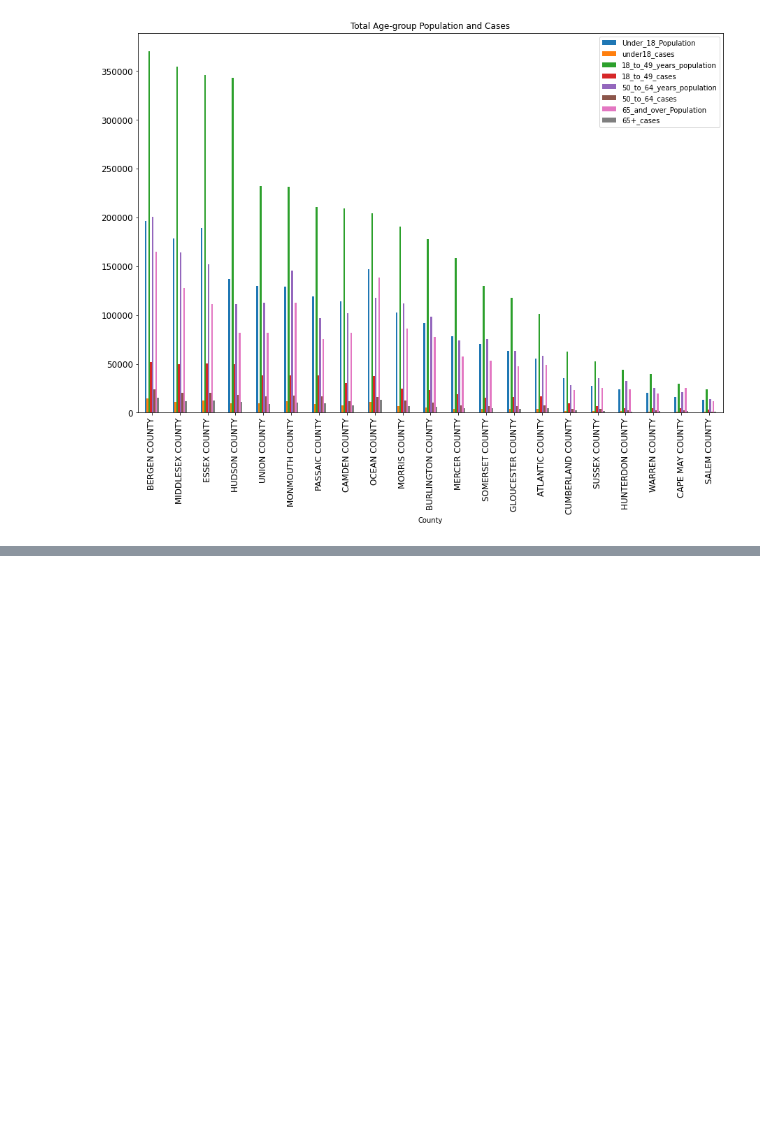
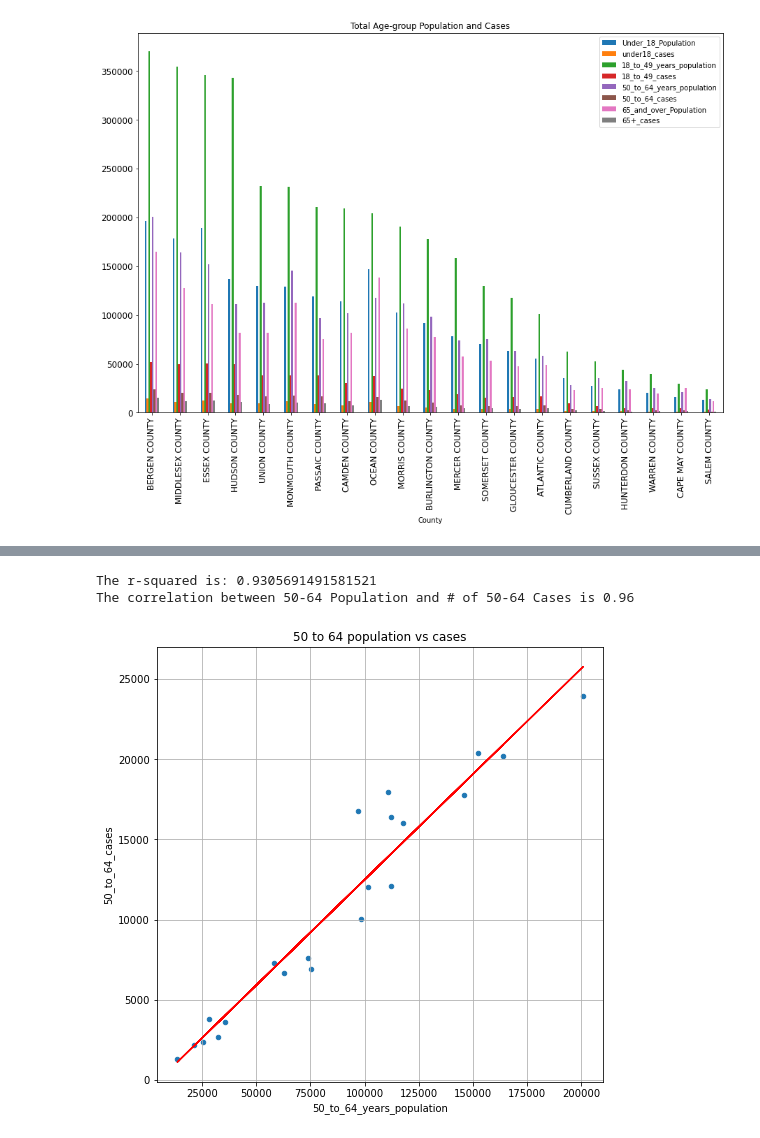
Before and after one commit to melissadiep94/covid19-project, a Jupyter notebook: Age_Gender_Population_per_County_API.ipynb, the cells around one changed output, grey strips where cells are left out. Cells and saved outputs as stored; diff of their text form; code cells hidden in the pictures; blank space fills up the shorter version.

```diff
--- a/Age_Gender_Population_per_County_API.ipynb
+++ b/Age_Gender_Population_per_County_API.ipynb
@@ -328,0 +353,18 @@ The correlation between under 18 Population and # of under 18 Cases is 0.98
+# %%
+## 50-64
+Total_age_cases_by_pop.plot(kind="scatter", x="50_to_64_years_population", y="50_to_64_cases", grid=True, figsize=(8,8),
+              title="50 to 64 population vs cases")
+correlation = st.pearsonr(Total_age_cases_by_pop["50_to_64_years_population"],Total_age_cases_by_pop["50_to_64_cases"])
+(slope, intercept, rvalue, pvalue, stderr) = linregress(Total_age_cases_by_pop["50_to_64_years_population"],Total_age_cases_by_pop["50_to_64_cases"])
+regress_values = Total_age_cases_by_pop["50_to_64_years_population"] * slope + intercept
+line_eq = "y = " + str(round(slope,2)) + "x + " + str(round(intercept,2))
+plt.plot(Total_age_cases_by_pop["50_to_64_years_population"],regress_values,"r-")
+correlation = st.pearsonr(Total_age_cases_by_pop["50_to_64_years_population"],Total_age_cases_by_pop["50_to_64_cases"])
+print(f"The r-squared is: {rvalue**2}")
+print(f"The correlation between 50-64 Population and # of 50-64 Cases is {round(correlation[0],2)}")
+
+plt.show()
+# %% [output]
+The r-squared is: 0.9305691491581521
+The correlation between 50-64 Population and # of 50-64 Cases is 0.96
+[figure, added]
```
Also changed, not shown: parts of 8 cells of this notebook.
